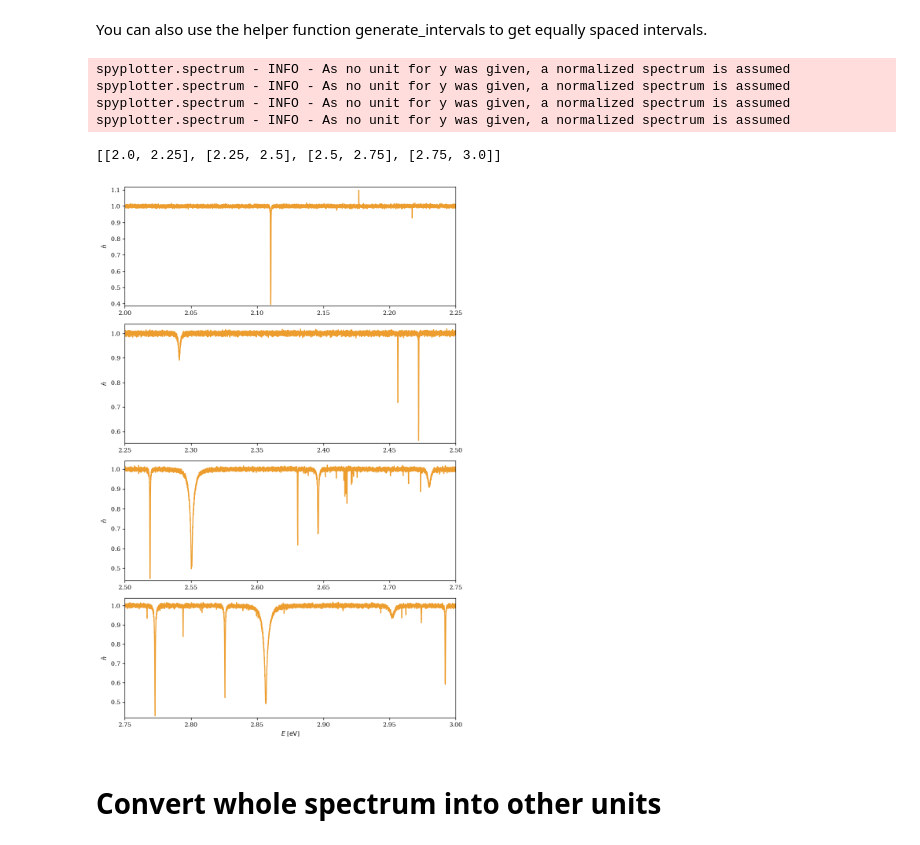
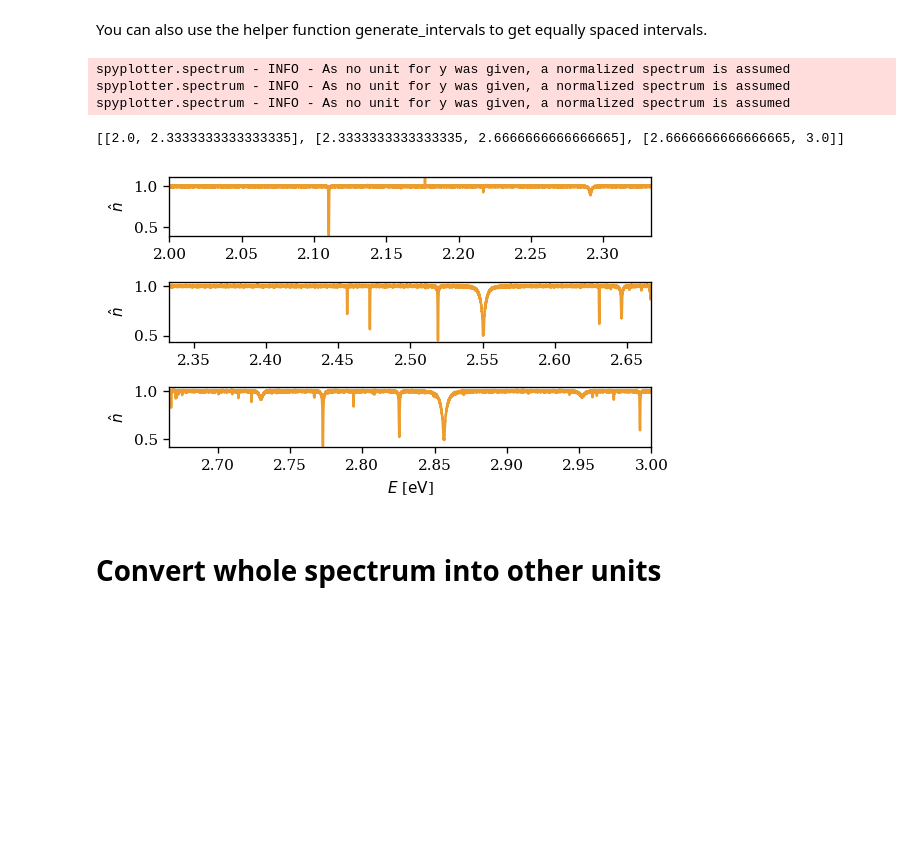
Before and after one commit to eschoesser/spyplotter, a Jupyter notebook: docs/spectrum.ipynb, the cells around one changed output. Cells and saved outputs as stored; diff of their text form; code cells hidden in the pictures; blank space fills up the shorter version.

```diff
--- a/docs/spectrum.ipynb
+++ b/docs/spectrum.ipynb
@@ -107,18 +113,17 @@ spyplotter.spectrum - INFO - As no unit for y was given, a normalized spectrum i
 You can also use the helper function generate_intervals to get equally spaced intervals.
 # %%
 from spyplotter.spec_tools import generate_intervals
-intervals = generate_intervals(interval_start=2,interval_end=3,n_int=4)
+intervals = generate_intervals(interval_start=2,interval_end=3,n_int=3)
 print(intervals)
 
-spectrum_sim.plot_zoom(x_unit=u.eV,intervals=intervals,fig_height=3,fig_width=8,color='C01');
+spectrum_sim.plot_zoom(x_unit=u.eV,intervals=intervals,fig_height=1,fig_width=5,color='C01');
 plt.tight_layout()
 # %% [output]
 spyplotter.spectrum - INFO - As no unit for y was given, a normalized spectrum is assumed
 spyplotter.spectrum - INFO - As no unit for y was given, a normalized spectrum is assumed
 spyplotter.spectrum - INFO - As no unit for y was given, a normalized spectrum is assumed
-spyplotter.spectrum - INFO - As no unit for y was given, a normalized spectrum is assumed
-[[2.0, 2.25], [2.25, 2.5], [2.5, 2.75], [2.75, 3.0]]
+[[2.0, 2.3333333333333335], [2.3333333333333335, 2.6666666666666665], [2.6666666666666665, 3.0]]
-[figure, old version]
+[figure, new version]
 # %% [markdown]
 # Convert whole spectrum into other units
 # %%
```
Also changed, not shown: parts of 23 cells of this notebook, 14 other files.
